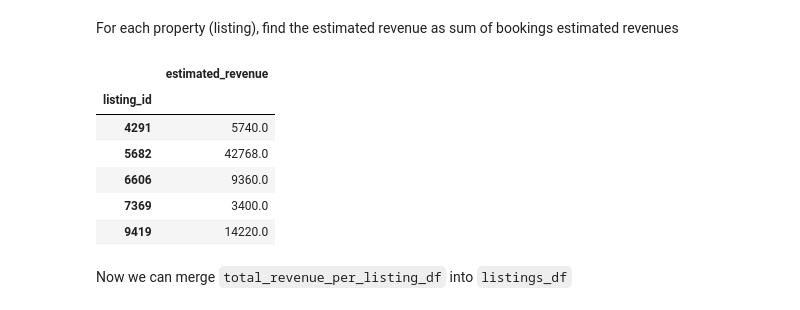
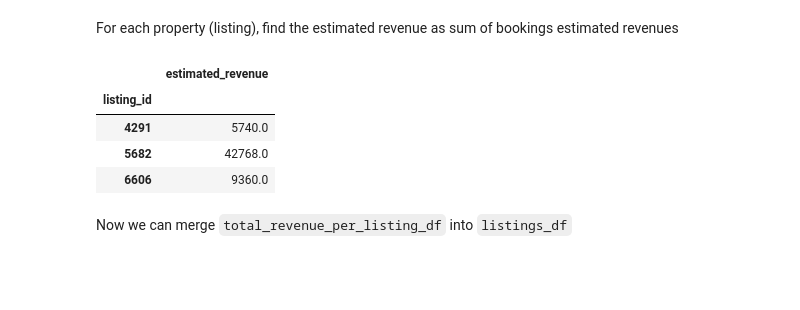
Before and after one commit to barkas62/data_scientist_project1, a Jupyter notebook: airbnb_data_analysis.ipynb, the cells around one changed output. Cells and saved outputs as stored; diff of their text form; code cells hidden in the pictures; blank space fills up the shorter version.

```diff
--- a/airbnb_data_analysis.ipynb
+++ b/airbnb_data_analysis.ipynb
@@ -60 +114,4 @@ memory usage: 2.7+ MB
+# %%
+# license column in listigs_df does not hold any values, so I just drop it entirely
+listings_df.drop(columns=['license'], inplace=True)
 # %% [markdown]
@@ -178,15 +234,13 @@ Name: estimated_revenue, dtype: float64
 For each property (listing), find the estimated revenue as sum of bookings estimated revenues
 # %%
 total_revenue_per_listing_df = bookings_df[['listing_id','estimated_revenue']].groupby(['listing_id']).sum()
-total_revenue_per_listing_df.head()
+total_revenue_per_listing_df.head(3)
 # %% [output]
 |  | estimated_revenue |
 | listing_id |  |
 | 4291 | 5740.0 |
 | 5682 | 42768.0 |
 | 6606 | 9360.0 |
-| 7369 | 3400.0 |
-| 9419 | 14220.0 |
 # %% [markdown]
 Now we can merge `total_revenue_per_listing_df` into `listings_df`
 # %%
```
Also changed, not shown: parts of 53 cells of this notebook.
